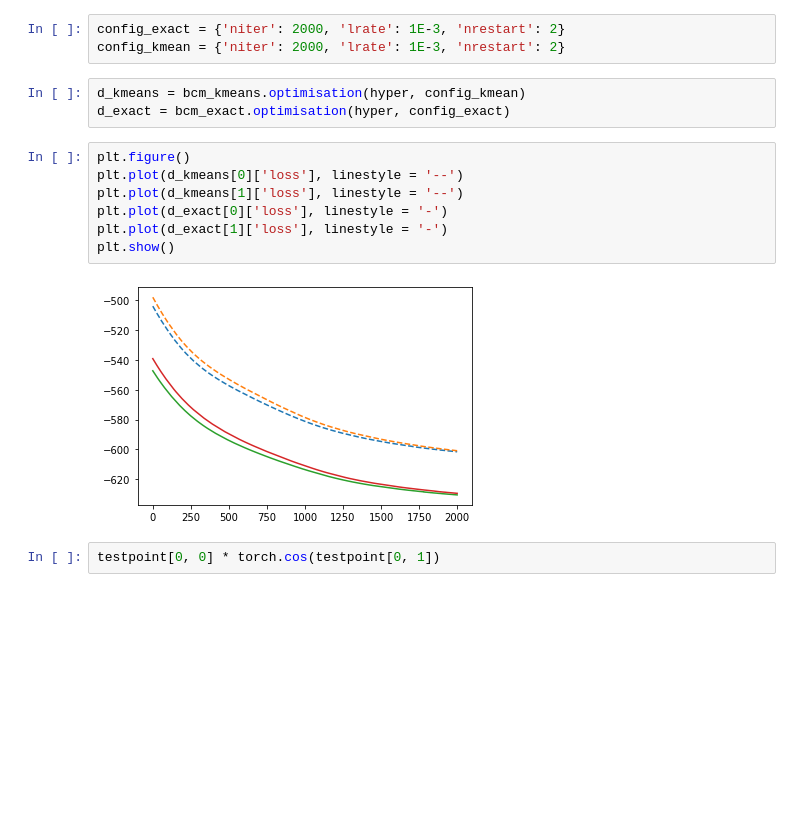
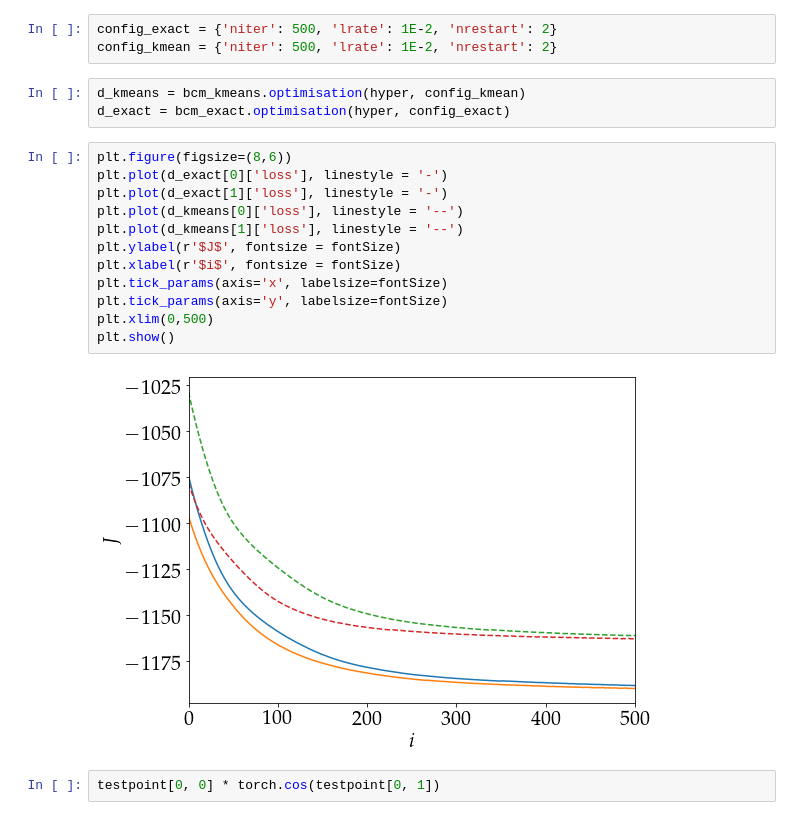
Before and after one commit to Harry45/SUPER, a Jupyter notebook: plotting.ipynb, the cells around one changed output. Saved outputs shown, nothing was run; the diff lists cells and outputs as text; blank space fills up the shorter version.

```diff
--- a/plotting.ipynb
+++ b/plotting.ipynb
@@ -145,20 +143,25 @@ testpoint = torch.Tensor([[0.5, 0.5]])
 bcm_kmeans = BayesianMachine(inputs, yvals, 1E-4, n_clusters = 2)
 bcm_exact = BayesianMachine(inputs, yvals, 1E-4)
 # %%
-config_exact = {'niter': 2000, 'lrate': 1E-3, 'nrestart': 2}
-config_kmean = {'niter': 2000, 'lrate': 1E-3, 'nrestart': 2}
+config_exact = {'niter': 500, 'lrate': 1E-2, 'nrestart': 2}
+config_kmean = {'niter': 500, 'lrate': 1E-2, 'nrestart': 2}
 # %%
 d_kmeans = bcm_kmeans.optimisation(hyper, config_kmean)
 d_exact = bcm_exact.optimisation(hyper, config_exact)
-# %%
-plt.figure()
-plt.plot(d_kmeans[0]['loss'], linestyle = '--')
-plt.plot(d_kmeans[1]['loss'], linestyle = '--')
-plt.plot(d_exact[0]['loss'], linestyle = '-')
-plt.plot(d_exact[1]['loss'], linestyle = '-')
-plt.show()
-# %% [output]
-[figure, removed]
+# %%
+plt.figure(figsize=(8,6))
+plt.plot(d_exact[0]['loss'], linestyle = '-')
+plt.plot(d_exact[1]['loss'], linestyle = '-')
+plt.plot(d_kmeans[0]['loss'], linestyle = '--')
+plt.plot(d_kmeans[1]['loss'], linestyle = '--')
+plt.ylabel(r'$J$', fontsize = fontSize)
+plt.xlabel(r'$i$', fontsize = fontSize)
+plt.tick_params(axis='x', labelsize=fontSize)
+plt.tick_params(axis='y', labelsize=fontSize)
+plt.xlim(0,500)
+plt.show()
+# %% [output]
+[figure, added]
 # %%
 testpoint[0, 0] * torch.cos(testpoint[0, 1])
 # %% [output]
```
Also changed, not shown: parts of 44 cells of this notebook, 5 other files.
